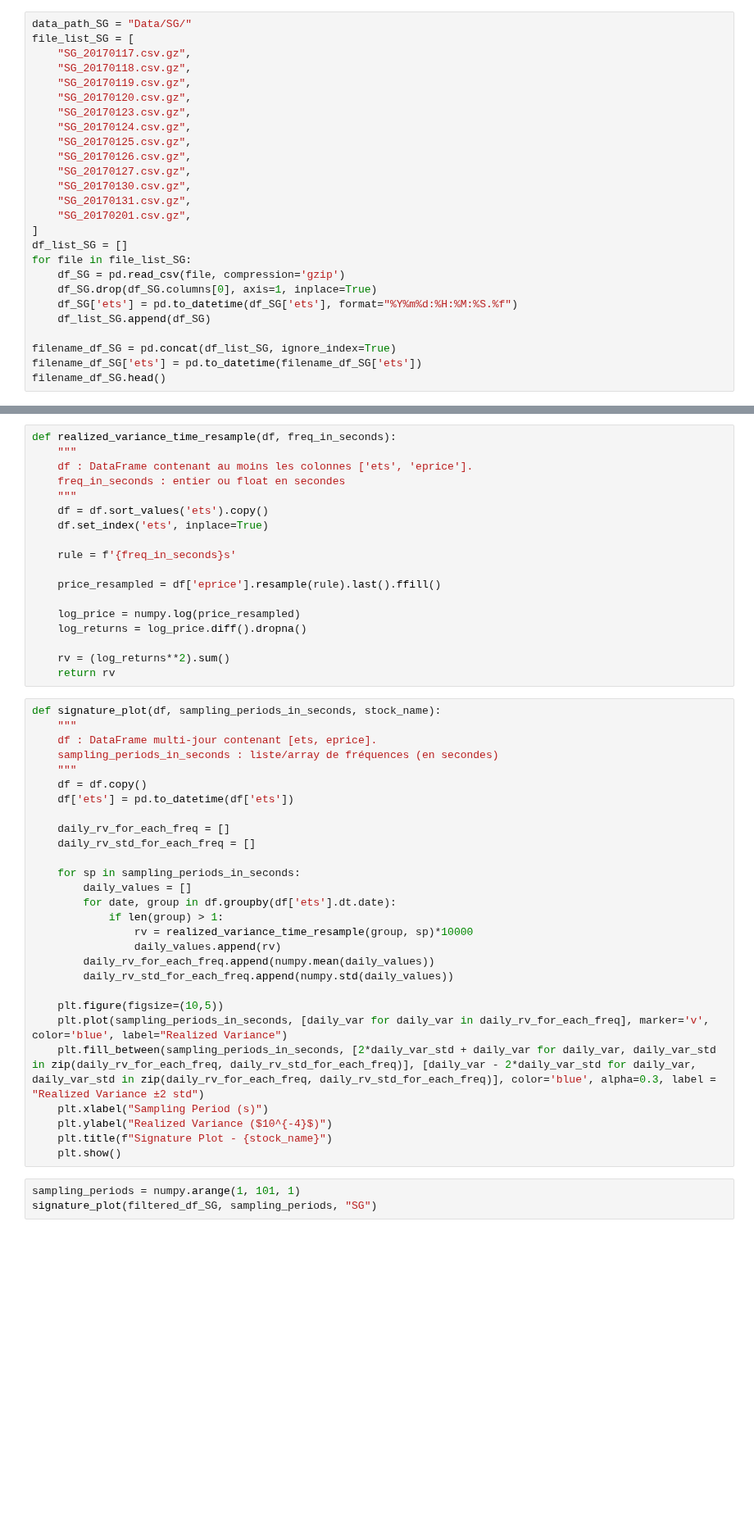
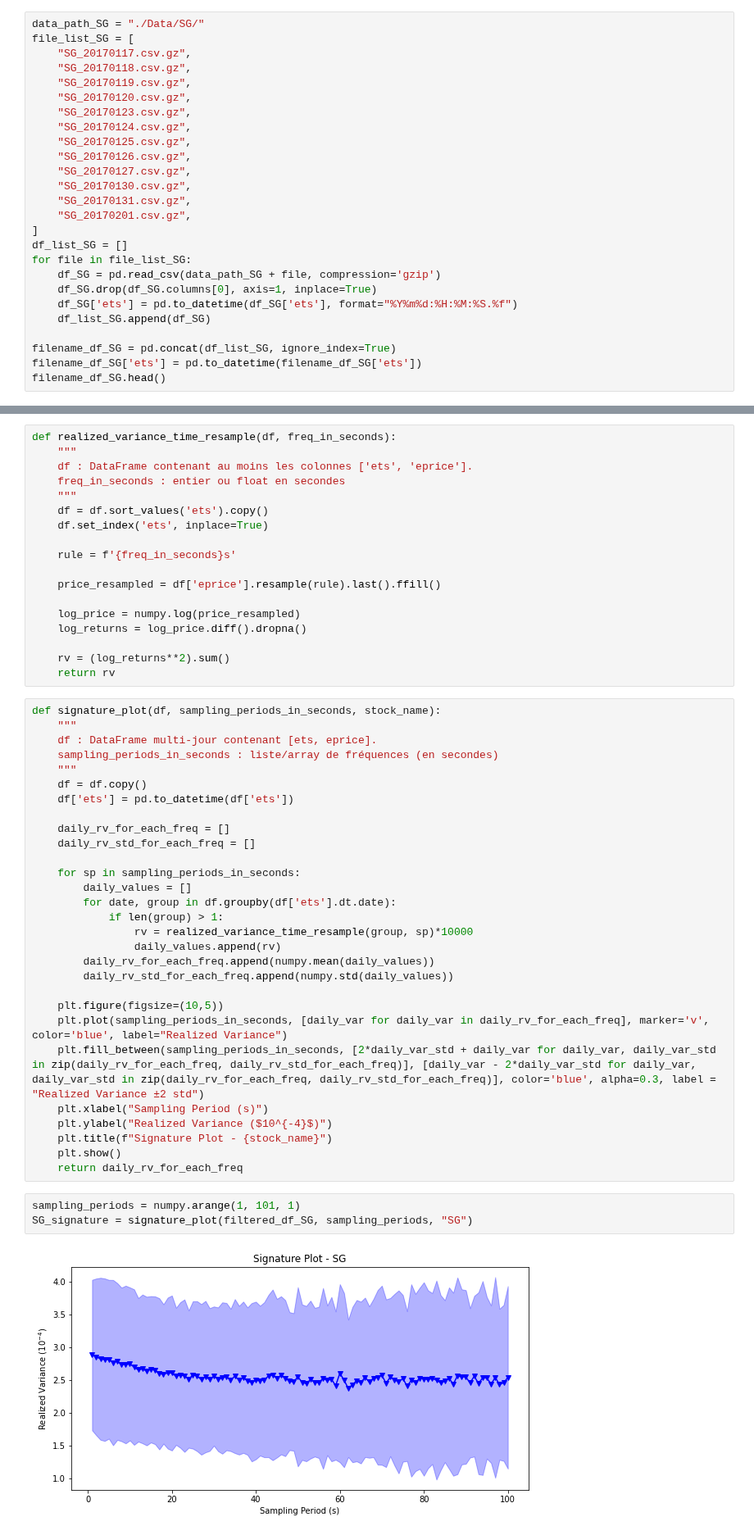
Before and after one commit to ethantrentin/High-Frequency-Data-Limit-Order-Books, a Jupyter notebook: DHF-LAB4-BOISTARD-ROCHE-TRENTIN.ipynb, the cells around one changed output, grey strips where cells are left out. Shown at 82% size. Saved outputs shown, nothing was run; the diff lists cells and outputs as text; blank space fills up the shorter version.

```diff
--- a/DHF-LAB4-BOISTARD-ROCHE-TRENTIN.ipynb
+++ b/DHF-LAB4-BOISTARD-ROCHE-TRENTIN.ipynb
@@ -375,7 +377,7 @@ plot_consistency(hy_correlation, n_paths_array, T, mu_1, mu_2, sigma_1, sigma_2,
 Question 2 : **Signature plots and Epps effect.** On our dataset, we are going to estimate the integrated realized
 variances for each stock and the correlation between the two stocks using the standard estimators and the Hayashi-Yoshida estimators. Comment.
 # %%
-data_path_SG = "Data/SG/"
+data_path_SG = "./Data/SG/"
 file_list_SG = [
     "SG_20170117.csv.gz",
     "SG_20170118.csv.gz",
@@ -392,7 +394,7 @@ file_list_SG = [
 ]
 df_list_SG = []
 for file in file_list_SG:
-    df_SG = pd.read_csv(file, compression='gzip')
+    df_SG = pd.read_csv(data_path_SG + file, compression='gzip')
     df_SG.drop(df_SG.columns[0], axis=1, inplace=True)
     df_SG['ets'] = pd.to_datetime(df_SG['ets'], format="%Y%m%d:%H:%M:%S.%f")
     df_list_SG.append(df_SG)
@@ -475,7 +491,10 @@ def signature_plot(df, sampling_periods_in_seconds, stock_name):
     plt.ylabel("Realized Variance ($10^{-4}$)")
     plt.title(f"Signature Plot - {stock_name}")
     plt.show()
+    return daily_rv_for_each_freq
 # %%
 sampling_periods = numpy.arange(1, 101, 1)
-signature_plot(filtered_df_SG, sampling_periods, "SG")
+SG_signature = signature_plot(filtered_df_SG, sampling_periods, "SG")
+# %% [output]
+[figure, added]
 # %%
```
Also changed, not shown: parts of 22 cells of this notebook.
